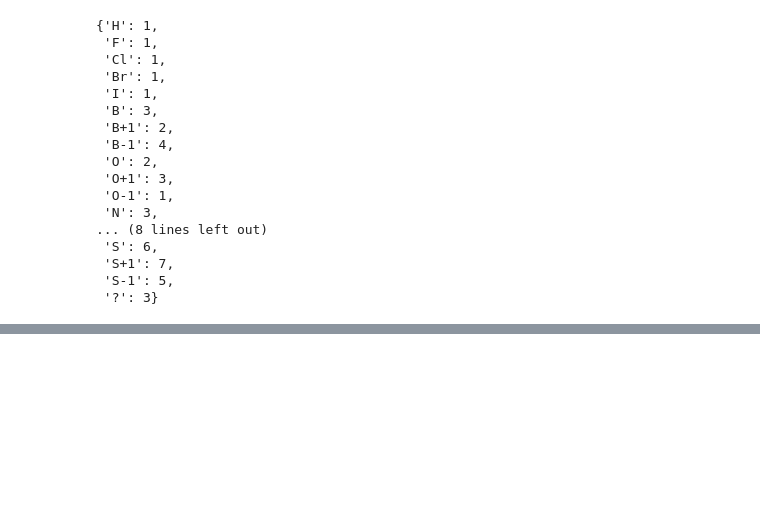
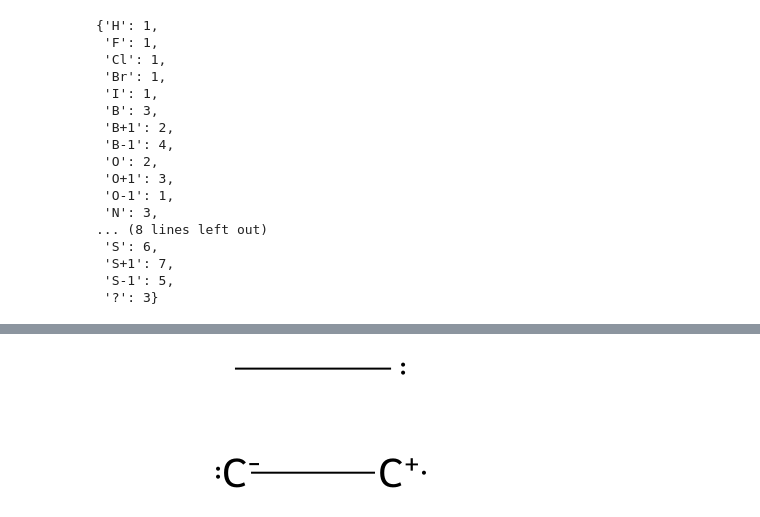
Before and after one commit to poloarol/small-molecules, a Jupyter notebook: generative-flow-qm9.ipynb, the cells around one changed output, grey strips where cells are left out. Saved outputs shown, nothing was run; the diff lists cells and outputs as text; code cells hidden in the pictures; blank space fills up the shorter version.

```diff
--- a/generative-flow-qm9.ipynb
+++ b/generative-flow-qm9.ipynb
@@ -107,0 +201,12 @@ df.sort_values(by="len").head()
+# %%
+mols = tf.math.floor(generated_samples) # quantize data
+mols = tf.clip_by_value(mols, 0, 1) # Set nefative values to 0 and values > 1 to 1
+
+int_to_symbol = dict((i, c) for i, c in enumerate(selfies_alphabet))
+
+# for idx, mol in enumerate(mols):
+#     mol = mol.numpy().tolist()
+#     print(sf.encoding_to_selfies([mol]))
+
+mols = mols.numpy().tolist()
+selfies_molecule = sf.encoding_to_selfies(mols, vocab_itos=int_to_symbol, enc_type="one_hot")
@@ -107,0 +226,4 @@ df.sort_values(by="len").head()
+# %%
+Chem.MolFromSmiles(sf.decoder(selfies_molecule), sanitize=True)
+# %% [output]
+[figure, added]
```
Also changed, not shown: parts of 21 cells of this notebook, 1 other file.
